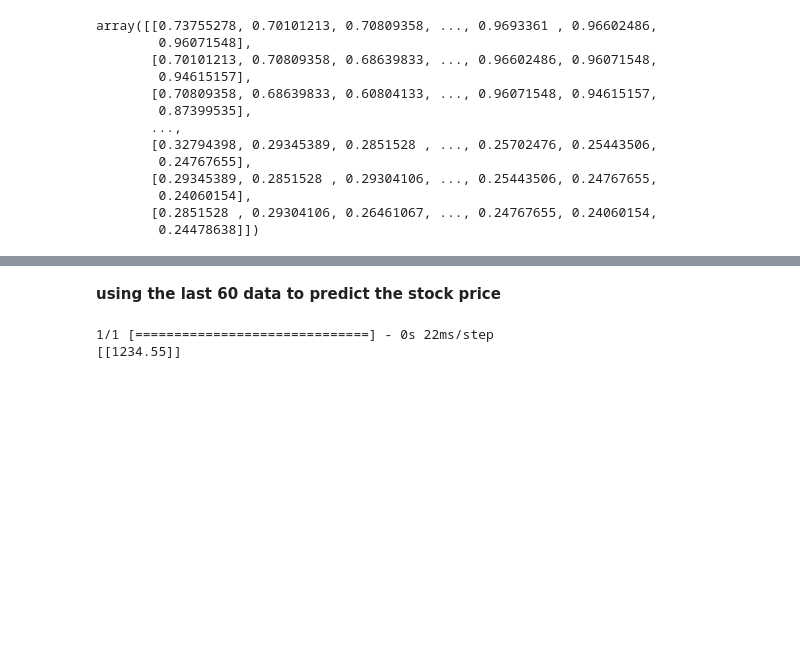
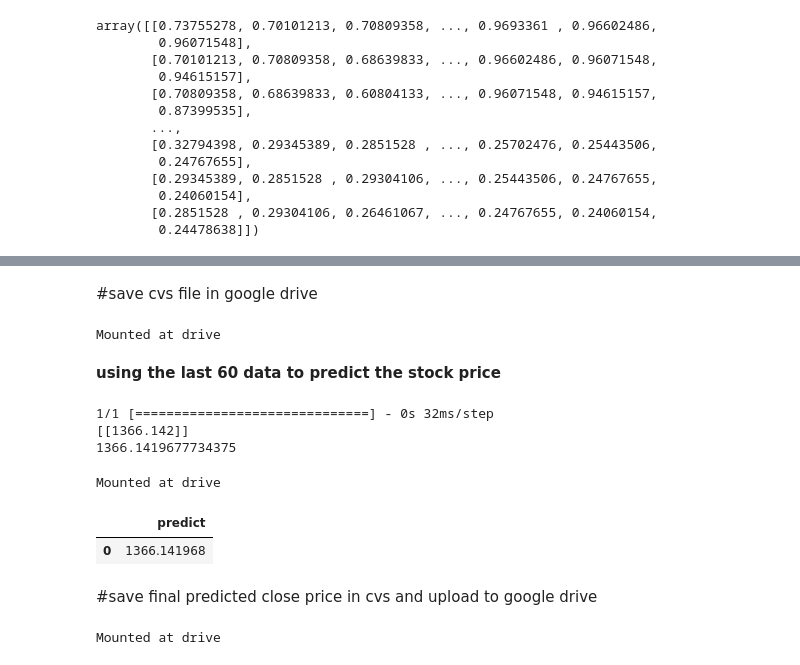
Before and after one commit to renyong0102/CS5100group7, a Jupyter notebook: group7_final.ipynb, the cells around one changed output, grey strips where cells are left out. Cells and saved outputs as stored; diff of their text form; code cells hidden in the pictures; blank space fills up the shorter version.

```diff
--- a/group7_final.ipynb
+++ b/group7_final.ipynb
@@ -397,4 +397,14 @@ valid
 366 rows × 2 columns
+# %% [markdown]
+#save cvs file in google drive
+# %%
+from google.colab import drive
+# drive.mount('drive')
+drive.mount("drive", force_remount=True)
+valid.to_csv('data.csv')
+!cp data.csv "drive/My Drive/Colab Notebooks/"
+# %% [output]
+Mounted at drive
 # %% [markdown]
 **using the last 60 data to predict the stock price**
 # %%
@@ -418,7 +428,31 @@ x_test_60 = np.reshape(x_test_60, (x_test_60.shape[0], x_test_60.shape[1],1))
 predict_price = model.predict(x_test_60)
 #inverse the scaled price to normal price
 predict_price = scaler.inverse_transform(predict_price)
+result = float(predict_price[0])
 print(predict_price)
+print(result)
 # %% [output]
-1/1 [==============================] - 0s 22ms/step
-[[1234.55]]
+1/1 [==============================] - 0s 32ms/step
+[[1366.142]]
+1366.1419677734375
+# %%
+import pandas as pd
+from google.colab import drive
+# drive.mount('pre')
+drive.mount("drive", force_remount=True)
+list_pred = [result]
+predicted = pd.DataFrame(list_pred, columns = ['predict'])
+predicted
+# %% [output]
+Mounted at drive
+|  | predict |
+| 0 | 1366.141968 |
+# %% [markdown]
+#save final predicted close price in cvs and upload to google drive
+# %%
+from google.colab import drive
+# drive.mount('drive')
+drive.mount("drive", force_remount=True)
+predicted.to_csv('drive/MyDrive/Colab Notebooks/sample.csv', index=False)
+# %% [output]
+Mounted at drive
```
Also changed, not shown: parts of 8 cells of this notebook.
